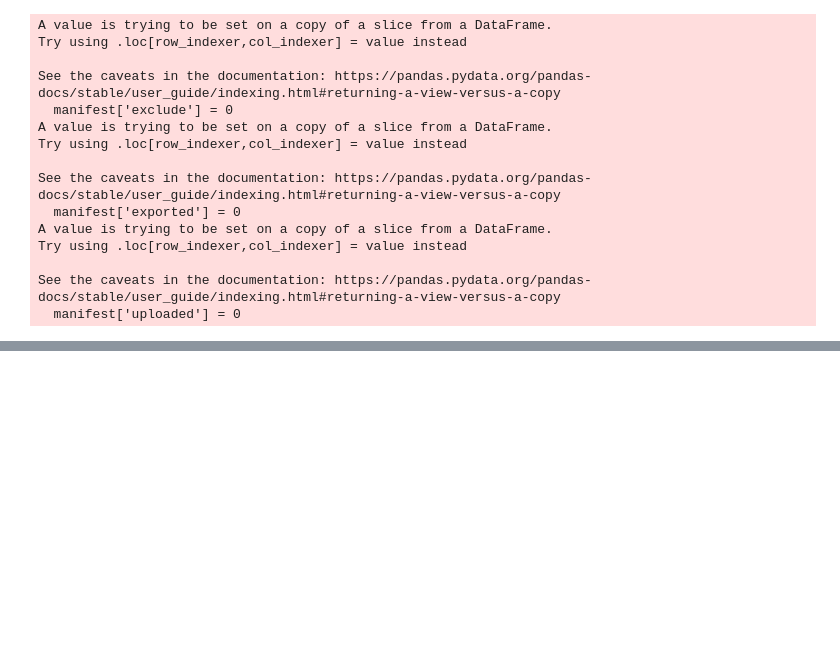
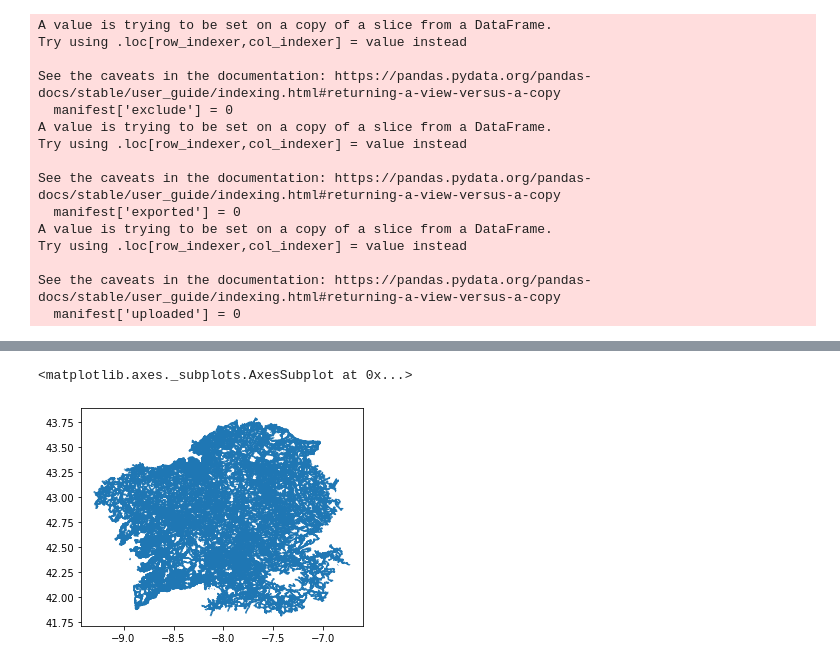
Before and after one commit to vizzTools/osmUtils, a Jupyter notebook: osmUtils/dev_nbk.ipynb, the cells around one changed output, grey strips where cells are left out. Saved outputs shown, nothing was run; the diff lists cells and outputs as text; code cells hidden in the pictures; blank space fills up the shorter version.

```diff
--- a/osmUtils/dev_nbk.ipynb
+++ b/osmUtils/dev_nbk.ipynb
@@ -140,2 +117,2 @@ def generate_filter(osm_type):
 # %%
-get_filter(osm_type='all_roads')
+osm_filter = osmD.generate_filter(osm_type='all_roads')
@@ -429,0 +119,8 @@ def retrieve_osmData(manifest, osm_filter, path):
+# %%
+response_json = osmD.retrieve_osm(
+    geometry,
+    osm_filter=osm_filter,
+    infrastructure='way["highway"]',
+    timeout=180,
+    overpass_endpoint='http://overpass-api.de/api',
+)
@@ -429,0 +165,3 @@ def retrieve_osmData(manifest, osm_filter, path):
+# %%
+gdf = osmD.generate_osm_gdf(response_json)
+gdf.head()
@@ -429,0 +175,5 @@ def retrieve_osmData(manifest, osm_filter, path):
+# %%
+gdf.plot()
+# %% [output]
+<matplotlib.axes._subplots.AxesSubplot at 0x...>
+[figure, added]
```
Also changed, not shown: parts of 21 cells of this notebook, 3 other files.
